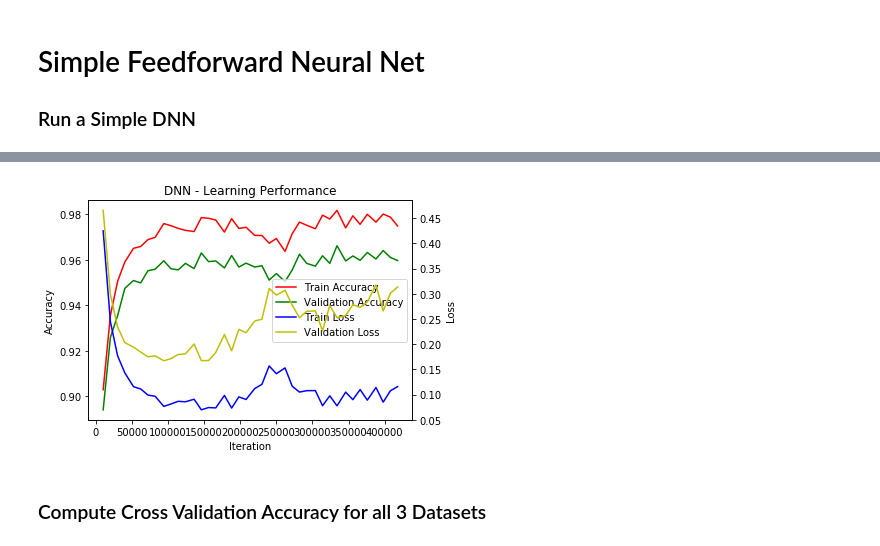
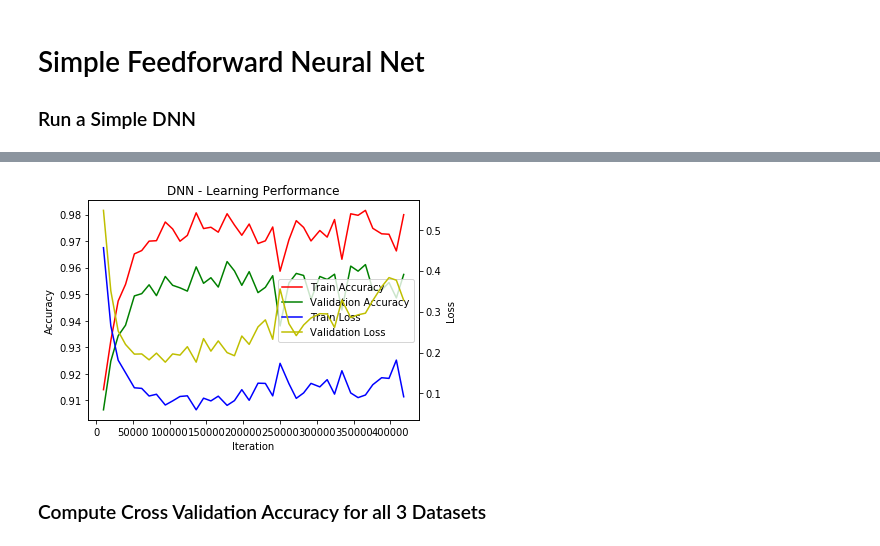
Before and after one commit to RobertTLange/Bio-Plausible-DeepLearning, a Jupyter notebook: workspace.ipynb, the cells around one changed output, grey strips where cells are left out. Saved outputs shown, nothing was run; the diff lists cells and outputs as text; code cells hidden in the pictures.

```diff
--- a/workspace.ipynb
+++ b/workspace.ipynb
@@ -162,9 +170,10 @@ Test Accuracy: 0.953542857143
 # %%
-log_fname = get_latest_log_fname(log_dir)
-its, train_loss, val_loss, train_acc, val_acc = process_logger(log_fname)
+# log_fname = get_latest_log_fname(log_dir)
+log_fname = os.getcwd() + "/logs/log_mnist_10_epochs_500_10"
+its, train_loss, val_loss, train_acc, val_acc = process_logger_learning(log_fname)
 plot_learning(its, train_acc, val_acc, train_loss, val_loss, "DNN - Learning Performance")
 # %% [output]
-[figure, old version]
+[figure, new version]
 # %% [markdown]
 ### Compute Cross Validation Accuracy for all 3 Datasets
 # %%
```
Also changed, not shown: parts of 19 cells of this notebook, 22 other files.
